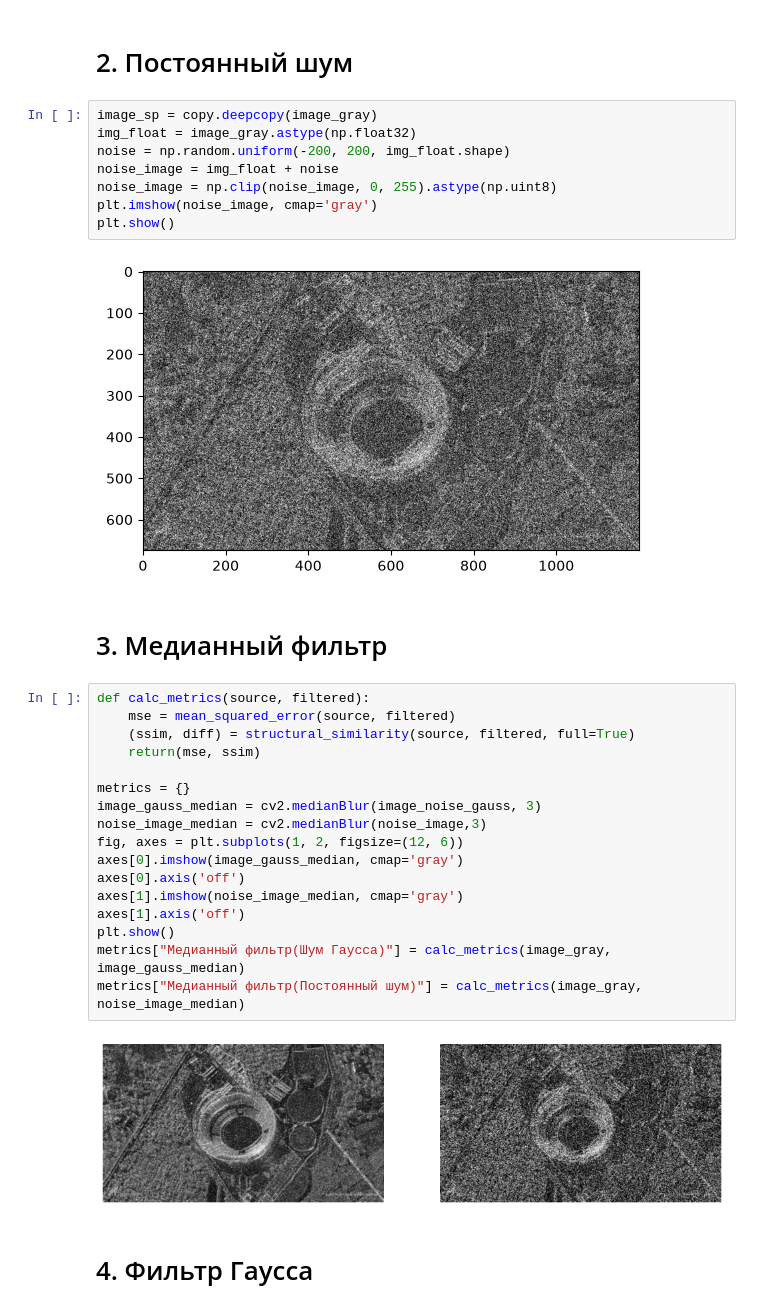
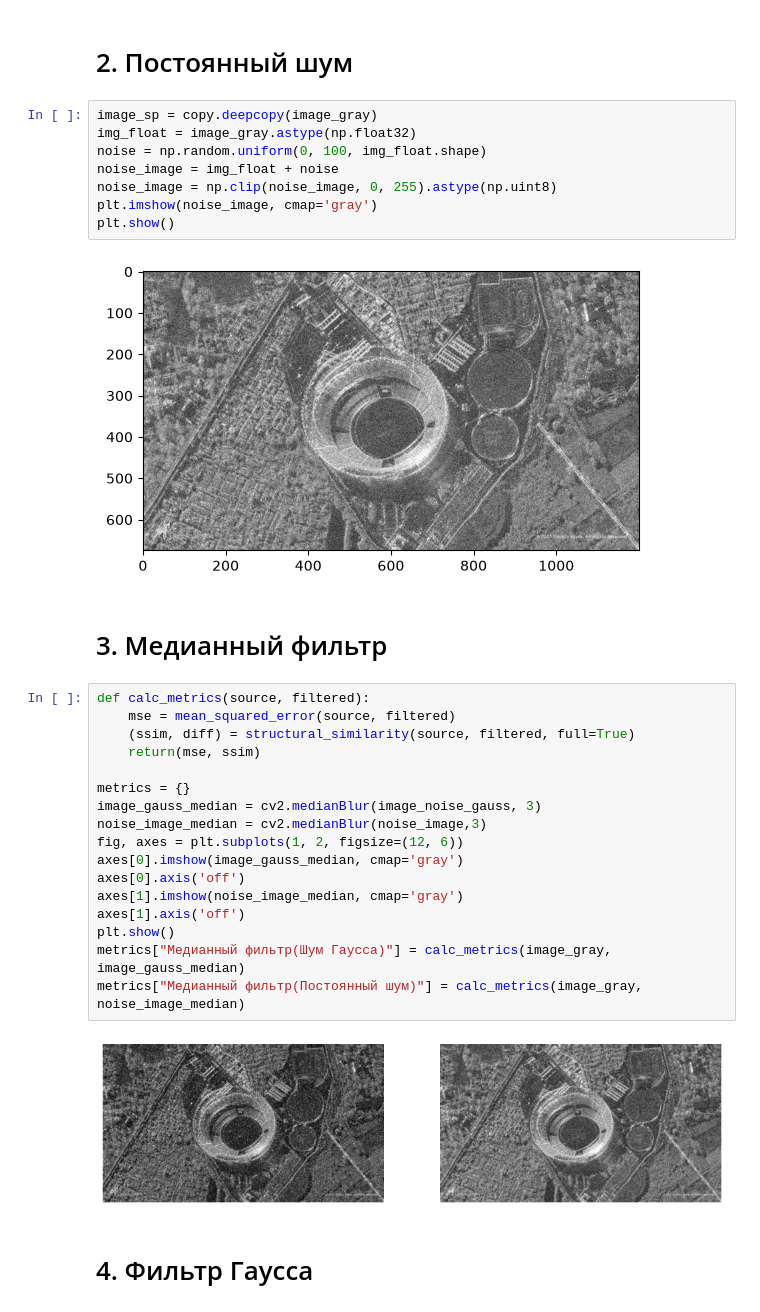
Before and after one commit to Daemos17/Image_Processing, a Jupyter notebook: Task 2/Solution 2.ipynb, the cells around one changed output. Saved outputs shown, nothing was run; the diff lists cells and outputs as text.

```diff
--- a/Task 2/Solution 2.ipynb
+++ b/Task 2/Solution 2.ipynb
@@ -33,13 +33,13 @@ plt.show()
 # %%
 image_sp = copy.deepcopy(image_gray)
 img_float = image_gray.astype(np.float32)
-noise = np.random.uniform(-200, 200, img_float.shape)
+noise = np.random.uniform(0, 100, img_float.shape)
 noise_image = img_float + noise
 noise_image = np.clip(noise_image, 0, 255).astype(np.uint8)
 plt.imshow(noise_image, cmap='gray')
 plt.show()
 # %% [output]
-[figure, old version]
+[figure, new version]
 # %% [markdown]
 <h1>3. Медианный фильтр</h1>
 # %%
@@ -60,7 +60,7 @@ plt.show()
 metrics["Медианный фильтр(Шум Гаусса)"] = calc_metrics(image_gray, image_gauss_median)
 metrics["Медианный фильтр(Постоянный шум)"] = calc_metrics(image_gray, noise_image_median)
 # %% [output]
-[figure, old version]
+[figure, new version]
 # %% [markdown]
 <h1>4. Фильтр Гаусса</h1>
 # %%
```
Also changed, not shown: parts of 3 cells of this notebook.
